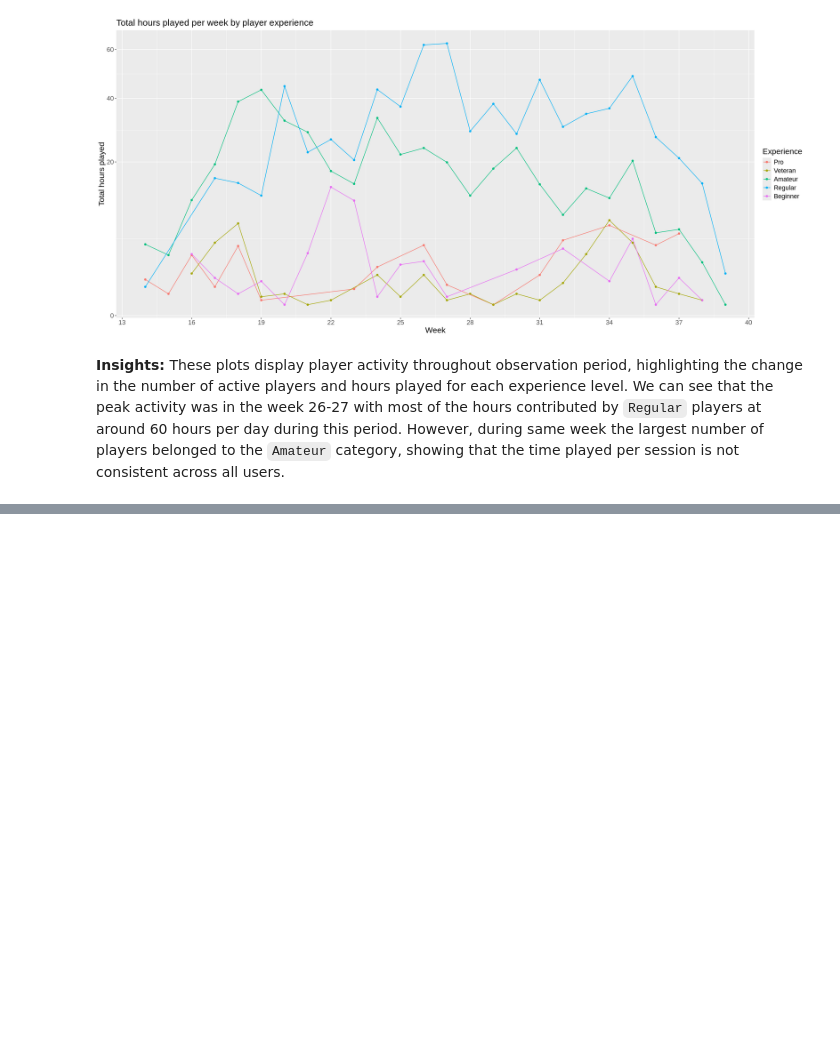
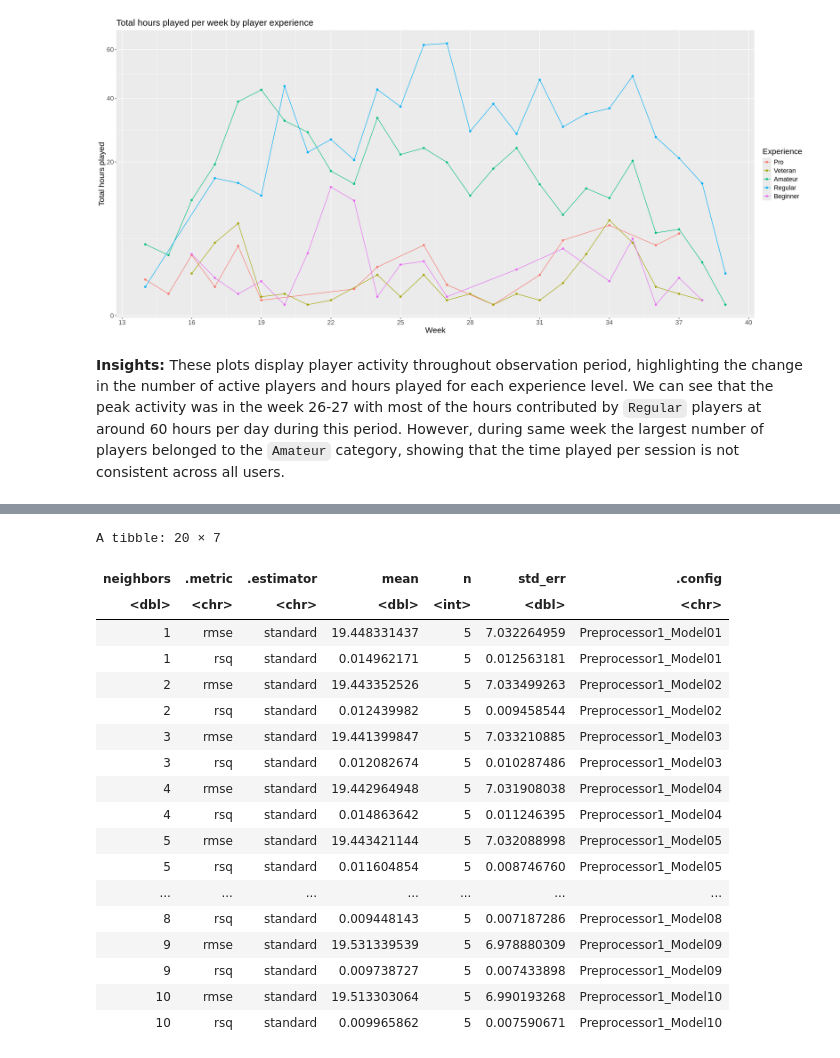
Before and after one commit to ALagodzinska/Group26-FinalReport, a Jupyter notebook: Report.ipynb, the cells around one changed output, grey strips where cells are left out. Drawn from its saved outputs; the diff is of its cells as text; code cells hidden in the pictures; blank space fills up the shorter version.

Commit message:
Data Analysis: Tuning

```diff
--- a/Report.ipynb
+++ b/Report.ipynb
@@ -468,0 +493,18 @@ hours_by_week_experience_plot
+# %%
+# Splitting the data for training and testing
+players_split <- initial_split(players_clean, prop = 0.75, strata = played_hours)
+players_training <- training(players_split)
+players_testing <- testing(players_split)
+# %%
+# Setting K-NN Regression specifications
+players_spec <- nearest_neighbor(weight_func = "rectangular", neighbors = tune()) |>
+    set_engine("kknn") |>
+    set_mode("regression")
+
+# Creating recipe
+players_recipe <- recipe(played_hours ~ experience, data = players_training) |>
+    step_dummy(all_nominal_predictors()) |> #converting factor to dummy variables
+    step_scale(all_predictors()) |>
+    step_center(all_predictors())
+
+players_recipe
@@ -468,0 +532,10 @@ hours_by_week_experience_plot
+# %%
+# V-fold to tune the optimal k for K-NN Regression
+players_vfold <- vfold_cv(players_training, v = 5, strata = played_hours)
+
+# Workflow to combine model specification and recipe
+players_workflow <- workflow() |>
+    add_recipe(players_recipe) |>
+    add_model(players_spec)
+
+players_workflow
@@ -468,0 +562,30 @@ hours_by_week_experience_plot
+# %%
+# Creating a sequence of k values for testing
+players_k <- tibble(neighbors = seq(from = 1, to = 10, by = 1))
+
+# Tuning workflow so that it tests all k values and resamples cross-validation
+players_results <- players_workflow |>
+    tune_grid(resamples = players_vfold, grid = players_k) |>
+    collect_metrics()
+
+players_results
+# %% [output]
+A tibble: 20 × 7
+| neighbors | .metric | .estimator | mean | n | std_err | .config |
+| <dbl> | <chr> | <chr> | <dbl> | <int> | <dbl> | <chr> |
+| 1 | rmse | standard | 19.448331437 | 5 | 7.032264959 | Preprocessor1_Model01 |
+| 1 | rsq | standard | 0.014962171 | 5 | 0.012563181 | Preprocessor1_Model01 |
+| 2 | rmse | standard | 19.443352526 | 5 | 7.033499263 | Preprocessor1_Model02 |
+| 2 | rsq | standard | 0.012439982 | 5 | 0.009458544 | Preprocessor1_Model02 |
+| 3 | rmse | standard | 19.441399847 | 5 | 7.033210885 | Preprocessor1_Model03 |
+| 3 | rsq | standard | 0.012082674 | 5 | 0.010287486 | Preprocessor1_Model03 |
+| 4 | rmse | standard | 19.442964948 | 5 | 7.031908038 | Preprocessor1_Model04 |
+| 4 | rsq | standard | 0.014863642 | 5 | 0.011246395 | Preprocessor1_Model04 |
+| 5 | rmse | standard | 19.443421144 | 5 | 7.032088998 | Preprocessor1_Model05 |
+| 5 | rsq | standard | 0.011604854 | 5 | 0.008746760 | Preprocessor1_Model05 |
+| ... | ... | ... | ... | ... | ... | ... |
+| 8 | rsq | standard | 0.009448143 | 5 | 0.007187286 | Preprocessor1_Model08 |
+| 9 | rmse | standard | 19.531339539 | 5 | 6.978880309 | Preprocessor1_Model09 |
+| 9 | rsq | standard | 0.009738727 | 5 | 0.007433898 | Preprocessor1_Model09 |
+| 10 | rmse | standard | 19.513303064 | 5 | 6.990193268 | Preprocessor1_Model10 |
+| 10 | rsq | standard | 0.009965862 | 5 | 0.007590671 | Preprocessor1_Model10 |
```
Also changed, not shown: parts of 8 cells of this notebook.
